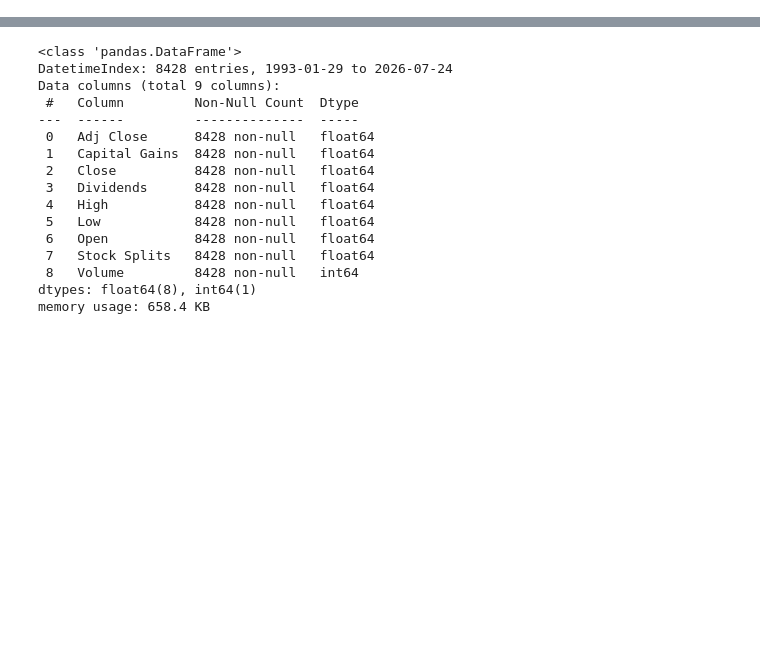
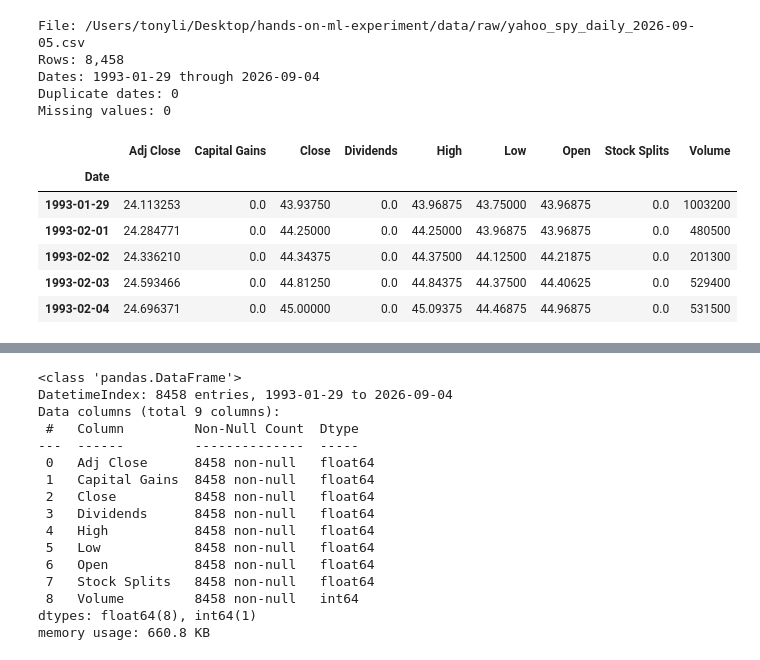
Before and after one commit to minghaoli0317/hands-on-ml-experiment, a Jupyter notebook: notebooks/01_get_and_explore_data.ipynb, the cells around one changed output, grey strips where cells are left out. Saved outputs shown, nothing was run; the diff lists cells and outputs as text; code cells hidden in the pictures; blank space fills up the shorter version.

Commit message:
Completed market volatility modeling pipeline

```diff
--- a/notebooks/01_get_and_explore_data.ipynb
+++ b/notebooks/01_get_and_explore_data.ipynb
@@ -13,8 +31,13 @@ Then, it performs and conducts exploratory data analysis on reloaded CSV files.
 # %%
-import sys
-from pathlib import Path
 import matplotlib.pyplot as plt
 
-from data_utils import fetch_yahoo_data
-from data_utils import load_yahoo_data
-from data_utils import save_fig
+from market_volatility.data import (
+    fetch_yahoo_data,
+    load_yahoo_data,
+    validate_price_data,
+)
+
+from market_volatility.plotting import save_figure
+
+SYMBOL = "SPY"
+DOWNLOAD_FRESH_DATA = True
@@ -94,0 +49,29 @@ dtype: object
+# %%
+if DOWNLOAD_FRESH_DATA:
+    raw_prices, raw_path = fetch_yahoo_data(SYMBOL)
+else:
+    raw_prices = load_yahoo_data(SYMBOL)
+    raw_path = next((PROJECT_ROOT / "data" / "raw").glob("yahoo_spy*daily*.csv"))
+
+validate_price_data(raw_prices)
+
+print(f"File: {raw_path}")
+print(f"Rows: {len(raw_prices):,}")
+print(f"Dates: {raw_prices.index.min().date()} through {raw_prices.index.max().date()}")
+print(f"Duplicate dates: {raw_prices.index.duplicated().sum()}")
+print(f"Missing values: {raw_prices.isna().sum().sum()}")
+display(raw_prices.head())
+display(raw_prices.tail())
+# %% [output]
+File: /Users/tonyli/Desktop/hands-on-ml-experiment/data/raw/yahoo_spy_daily_2026-09-05.csv
+Rows: 8,458
+Dates: 1993-01-29 through 2026-09-04
+Duplicate dates: 0
+Missing values: 0
+|  | Adj Close | Capital Gains | Close | Dividends | High | Low | Open | Stock Splits | Volume |
+| Date |  |  |  |  |  |  |  |  |  |
+| 1993-01-29 | 24.113253 | 0.0 | 43.93750 | 0.0 | 43.96875 | 43.75000 | 43.96875 | 0.0 | 1003200 |
+| 1993-02-01 | 24.284771 | 0.0 | 44.25000 | 0.0 | 44.25000 | 43.96875 | 43.96875 | 0.0 | 480500 |
+| 1993-02-02 | 24.336210 | 0.0 | 44.34375 | 0.0 | 44.37500 | 44.12500 | 44.21875 | 0.0 | 201300 |
+| 1993-02-03 | 24.593466 | 0.0 | 44.81250 | 0.0 | 44.84375 | 44.37500 | 44.40625 | 0.0 | 529400 |
+| 1993-02-04 | 24.696371 | 0.0 | 45.00000 | 0.0 | 45.09375 | 44.46875 | 44.96875 | 0.0 | 531500 |
@@ -96,18 +86,18 @@ dtype: object
 raw_prices.info()
 # %% [output]
 <class 'pandas.DataFrame'>
-DatetimeIndex: 8428 entries, 1993-01-29 to 2026-07-24
+DatetimeIndex: 8458 entries, 1993-01-29 to 2026-09-04
 Data columns (total 9 columns):
  #   Column         Non-Null Count  Dtype
 ---  ------         --------------  -----
- 0   Adj Close      8428 non-null   float64
- 1   Capital Gains  8428 non-null   float64
- 2   Close          8428 non-null   float64
- 3   Dividends      8428 non-null   float64
- 4   High           8428 non-null   float64
- 5   Low            8428 non-null   float64
- 6   Open           8428 non-null   float64
- 7   Stock Splits   8428 non-null   float64
- 8   Volume         8428 non-null   int64
+ 0   Adj Close      8458 non-null   float64
+ 1   Capital Gains  8458 non-null   float64
+ 2   Close          8458 non-null   float64
+ 3   Dividends      8458 non-null   float64
+ 4   High           8458 non-null   float64
+ 5   Low            8458 non-null   float64
+ 6   Open           8458 non-null   float64
+ 7   Stock Splits   8458 non-null   float64
+ 8   Volume         8458 non-null   int64
 dtypes: float64(8), int64(1)
-memory usage: 658.4 KB
+memory usage: 660.8 KB
```
Also changed, not shown: parts of 24 cells of this notebook, 38 other files.
